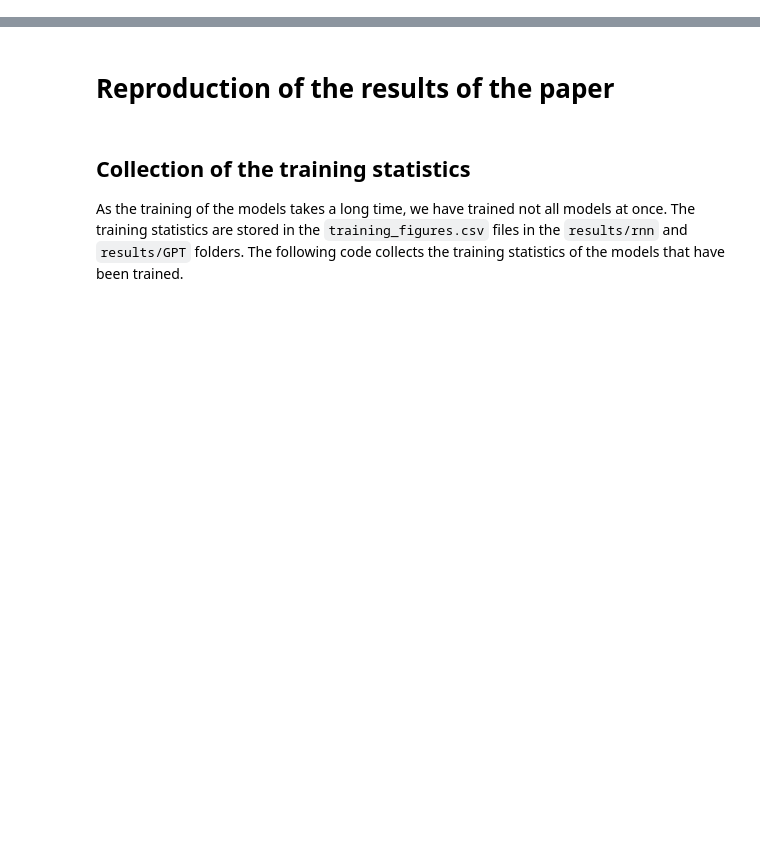
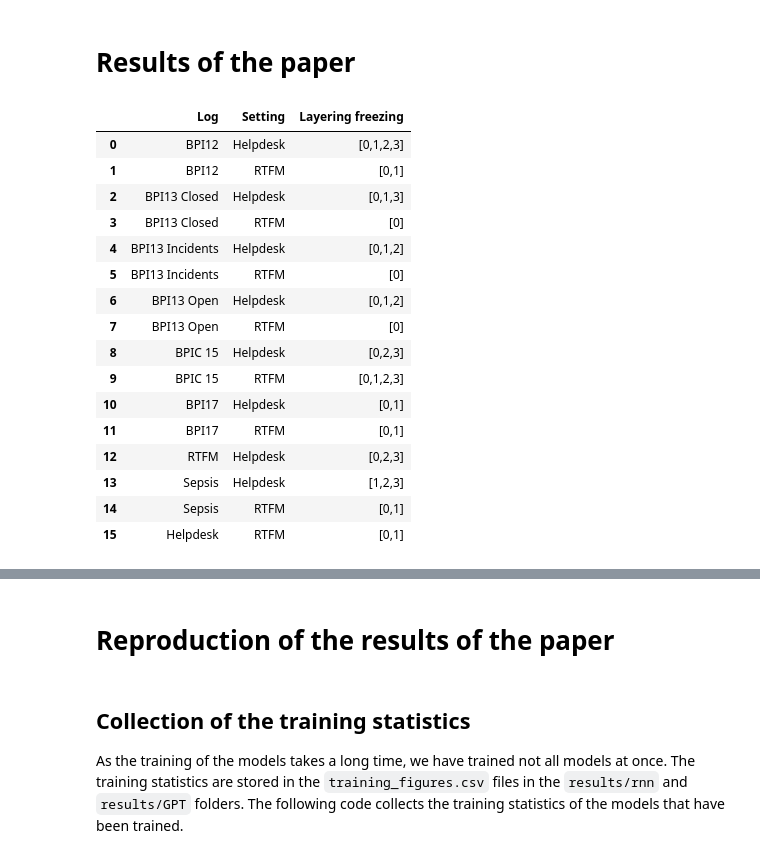
Before and after one commit to Hannoma/Transfer-Learning-for-Predictive-Process-Monitoring, a Jupyter notebook: collecting_results.ipynb, the cells around one changed output, grey strips where cells are left out. Cells and saved outputs as stored; diff of their text form; code cells hidden in the pictures; blank space fills up the shorter version.

```diff
--- a/collecting_results.ipynb
+++ b/collecting_results.ipynb
@@ -8,3 +9,46 @@ import re
 
 import pandas as pd
 from definitions import RESULTS_DIR
+# %% [markdown]
+# Results of the paper
+# %%
+layer_freezing_csv = """
+Log,Setting,Layering freezing
+BPI12,Helpdesk,"[0,1,2,3]"
+BPI12,RTFM,"[0,1]"
+BPI13 Closed,Helpdesk,"[0,1,3]"
+BPI13 Closed,RTFM,"[0]"
+BPI13 Incidents,Helpdesk,"[0,1,2]"
+BPI13 Incidents,RTFM,"[0]"
+BPI13 Open,Helpdesk,"[0,1,2]"
+BPI13 Open,RTFM,"[0]"
+BPIC 15,Helpdesk,"[0,2,3]"
+BPIC 15,RTFM,"[0,1,2,3]"
+BPI17,Helpdesk,"[0,1]"
+BPI17,RTFM,"[0,1]"
+RTFM,Helpdesk,"[0,2,3]"
+Sepsis,Helpdesk,"[1,2,3]"
+Sepsis,RTFM,"[0,1]"
+Helpdesk,RTFM,"[0,1]"
+"""
+
+layer_df = pd.read_csv(io.StringIO(layer_freezing_csv))
+layer_df
+# %% [output]
+|  | Log | Setting | Layering freezing |
+| 0 | BPI12 | Helpdesk | [0,1,2,3] |
+| 1 | BPI12 | RTFM | [0,1] |
+| 2 | BPI13 Closed | Helpdesk | [0,1,3] |
+| 3 | BPI13 Closed | RTFM | [0] |
+| 4 | BPI13 Incidents | Helpdesk | [0,1,2] |
+| 5 | BPI13 Incidents | RTFM | [0] |
+| 6 | BPI13 Open | Helpdesk | [0,1,2] |
+| 7 | BPI13 Open | RTFM | [0] |
+| 8 | BPIC 15 | Helpdesk | [0,2,3] |
+| 9 | BPIC 15 | RTFM | [0,1,2,3] |
+| 10 | BPI17 | Helpdesk | [0,1] |
+| 11 | BPI17 | RTFM | [0,1] |
+| 12 | RTFM | Helpdesk | [0,2,3] |
+| 13 | Sepsis | Helpdesk | [1,2,3] |
+| 14 | Sepsis | RTFM | [0,1] |
+| 15 | Helpdesk | RTFM | [0,1] |
```
Also changed, not shown: parts of 4 cells of this notebook, 1 other file.
